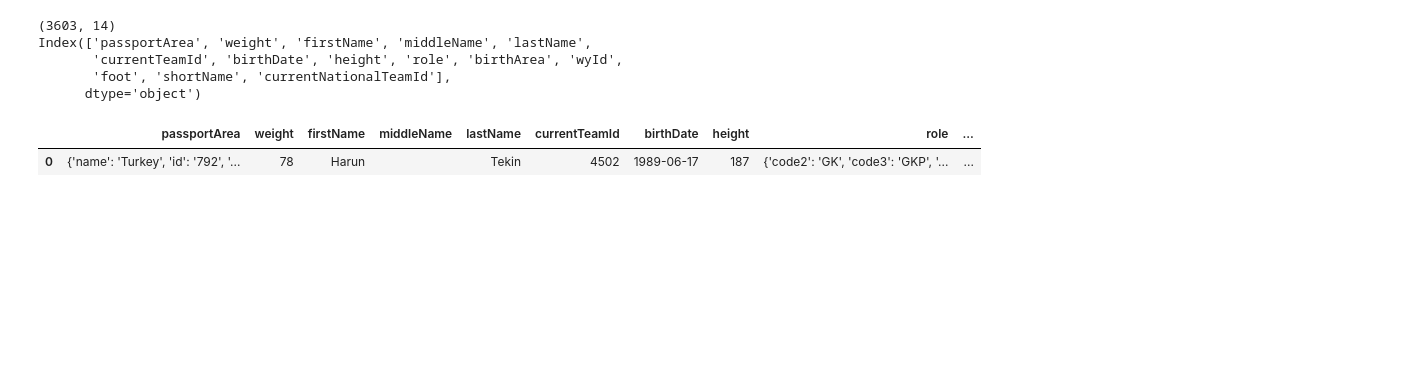
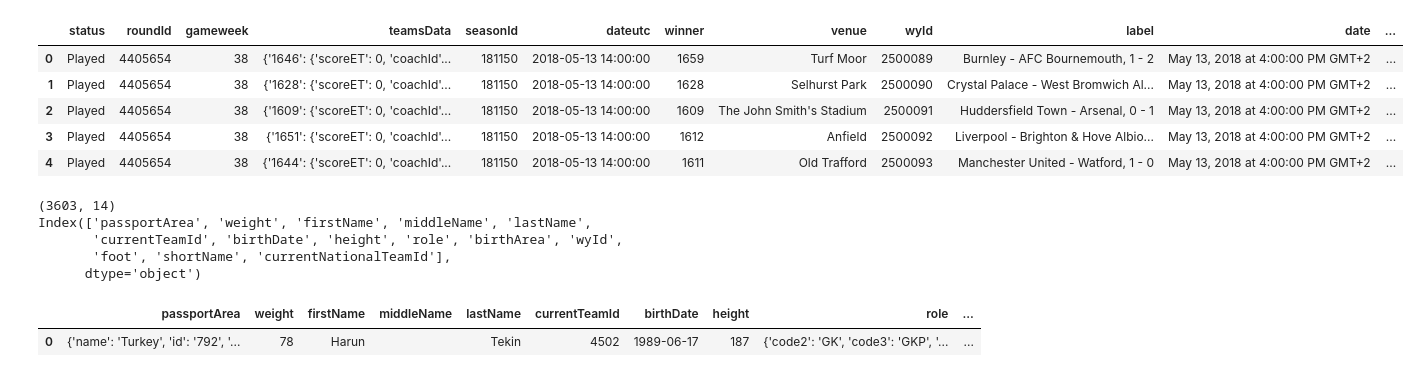
Before and after one commit to afoster1029/SoccerAnalytics, a Jupyter notebook: data_exploration.ipynb, the cells around one changed output. Cells and saved outputs as stored; diff of their text form; code cells hidden in the pictures; blank space fills up the shorter version.

```diff
--- a/data_exploration.ipynb
+++ b/data_exploration.ipynb
@@ -20,2 +91,17 @@ from matplotlib.patches import Arc
+# %%
+# Examine match table(s) -- honestly not much to see until we join this to another table.
+
+# Code below indicates all the match data is from 2017/2018 season
+# df_match['Season'] = df_match.apply(lambda row: row.dateutc.split('-')[0], axis = 1)
+# df_match['Season'].value_counts()
+
+df_match.head()
+# %% [output]
+|  | status | roundId | gameweek | teamsData | seasonId | dateutc | winner | venue | wyId | label | date | ... |
+| 0 | Played | 4405654 | 38 | {'1646': {'scoreET': 0, 'coachId'... | 181150 | 2018-05-13 14:00:00 | 1659 | Turf Moor | 2500089 | Burnley - AFC Bournemouth, 1 - 2 | May 13, 2018 at 4:00:00 PM GMT+2 | ... |
+| 1 | Played | 4405654 | 38 | {'1628': {'scoreET': 0, 'coachId'... | 181150 | 2018-05-13 14:00:00 | 1628 | Selhurst Park | 2500090 | Crystal Palace - West Bromwich Al... | May 13, 2018 at 4:00:00 PM GMT+2 | ... |
+| 2 | Played | 4405654 | 38 | {'1609': {'scoreET': 0, 'coachId'... | 181150 | 2018-05-13 14:00:00 | 1609 | The John Smith's Stadium | 2500091 | Huddersfield Town - Arsenal, 0 - 1 | May 13, 2018 at 4:00:00 PM GMT+2 | ... |
+| 3 | Played | 4405654 | 38 | {'1651': {'scoreET': 0, 'coachId'... | 181150 | 2018-05-13 14:00:00 | 1612 | Anfield | 2500092 | Liverpool - Brighton & Hove Albio... | May 13, 2018 at 4:00:00 PM GMT+2 | ... |
+| 4 | Played | 4405654 | 38 | {'1644': {'scoreET': 0, 'coachId'... | 181150 | 2018-05-13 14:00:00 | 1611 | Old Trafford | 2500093 | Manchester United - Watford, 1 - 0 | May 13, 2018 at 4:00:00 PM GMT+2 | ... |
 # %%
 # player data
```
Also changed, not shown: parts of 21 cells of this notebook.
